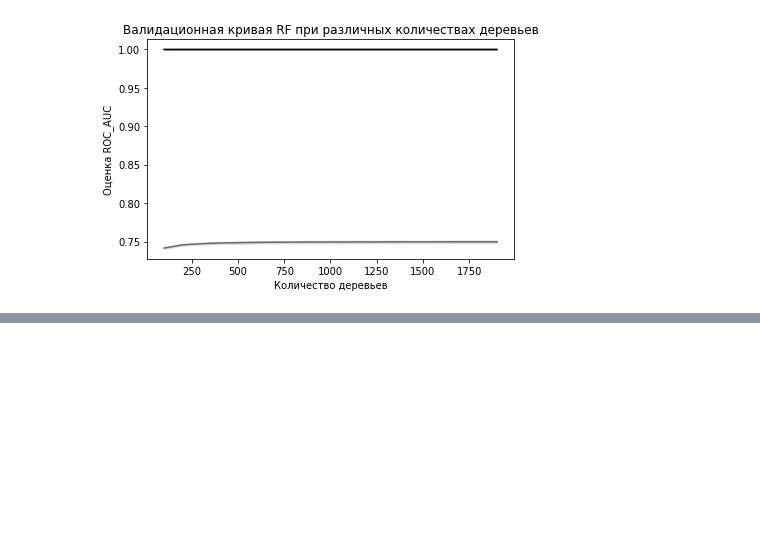
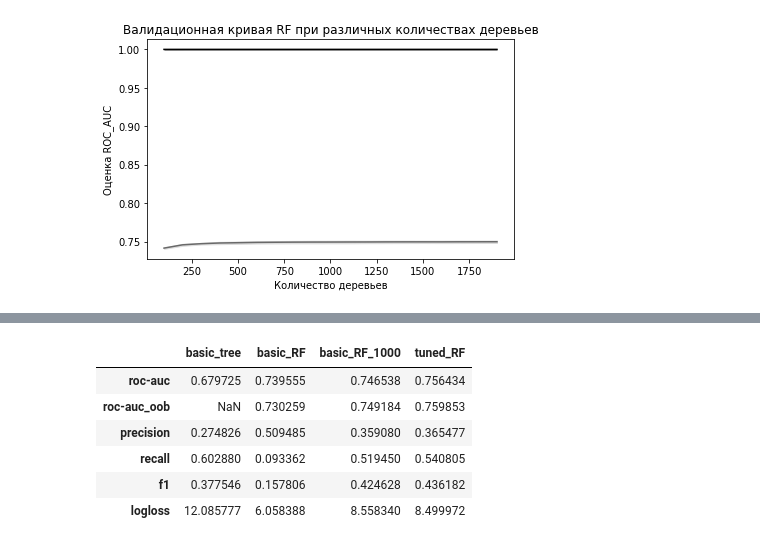
Before and after one commit to GlebsterHD/Tinkoff_DS_challenge, a Jupyter notebook: Trees_research.ipynb, the cells around one changed output, grey strips where cells are left out. Drawn from its saved outputs; the diff is of its cells as text; code cells hidden in the pictures; blank space fills up the shorter version.

```diff
--- a/Trees_research.ipynb
+++ b/Trees_research.ipynb
@@ -44,7 +43,7 @@ y_test = test_label['open_account_flg']
 
 Рекомендую ознакомиться с этими методами по книге Практическая статистика для специалистов Data Science (Питер Брюс, Эндрю Брюс). Хороший материал по деревьям [здесь](https://loginom.ru/blog/decision-tree-p1)
 # %%
-lr_metrics = pd.DataFrame(index=['roc-auc', 'roc-auc_oob', 'precision',
+tree_metrics = pd.DataFrame(index=['roc-auc', 'roc-auc_oob', 'precision',
                                  'recall', 'f1', 'logloss'])
 # %% [markdown]
 # Модель на основе решающего дерева
@@ -217,0 +289,10 @@ plt.tight_layout()
+# %%
+tree_metrics
+# %% [output]
+|  | basic_tree | basic_RF | basic_RF_1000 | tuned_RF |
+| roc-auc | 0.679725 | 0.739555 | 0.746538 | 0.756434 |
+| roc-auc_oob | NaN | 0.730259 | 0.749184 | 0.759853 |
+| precision | 0.274826 | 0.509485 | 0.359080 | 0.365477 |
+| recall | 0.602880 | 0.093362 | 0.519450 | 0.540805 |
+| f1 | 0.377546 | 0.157806 | 0.424628 | 0.436182 |
+| logloss | 12.085777 | 6.058388 | 8.558340 | 8.499972 |
```
Also changed, not shown: parts of 18 cells of this notebook.
